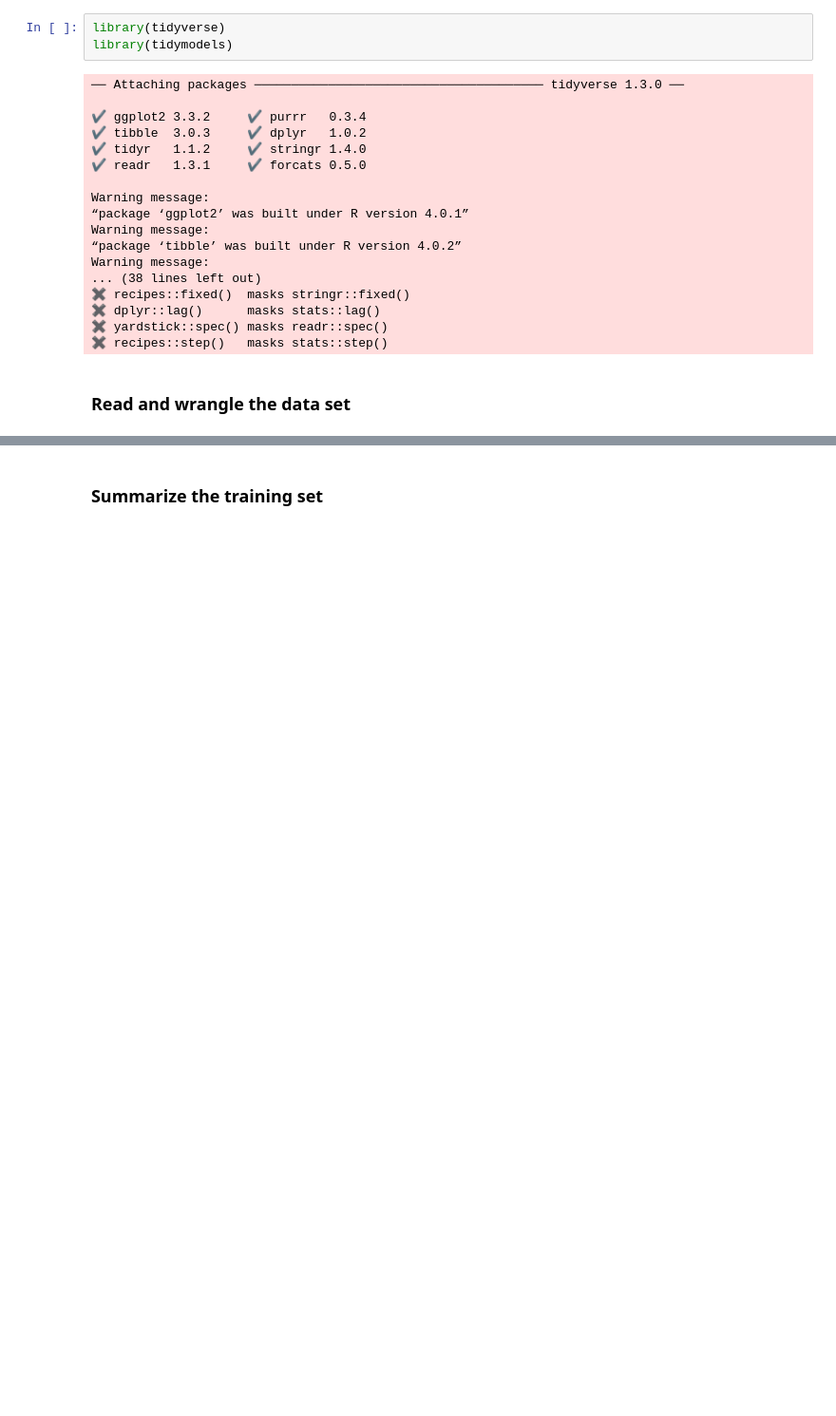
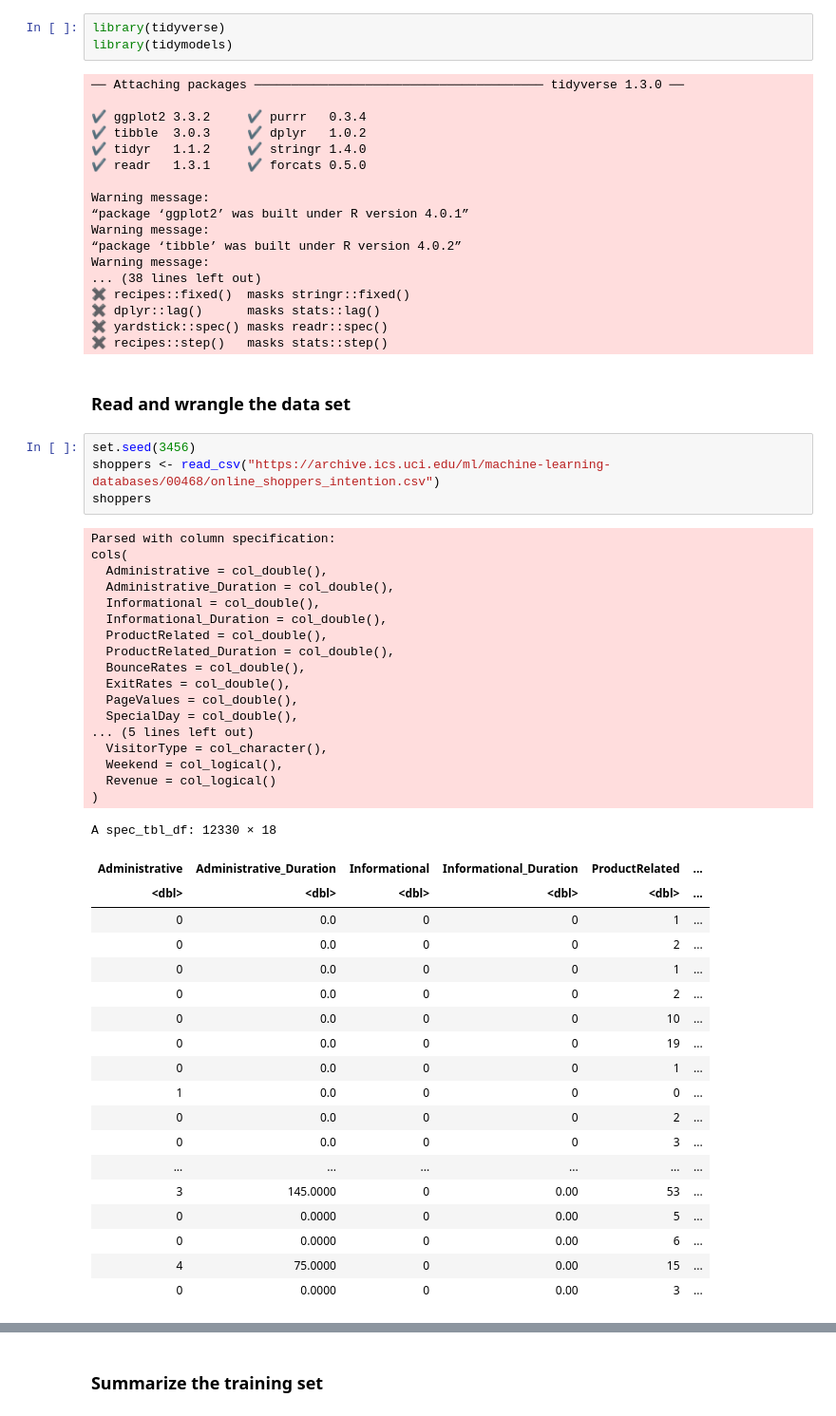
Before and after one commit to ZiyueChloeZhang/DSCI100-Project, a Jupyter notebook: proposal.ipynb, the cells around one changed output, grey strips where cells are left out. Shown: that part at 95% size. Drawn from its saved outputs; the diff is of its cells as text; blank space fills up the shorter version.

```diff
--- a/proposal.ipynb
+++ b/proposal.ipynb
@@ -35,4 +35,45 @@ Warning message:
 ✖ recipes::step()   masks stats::step()
 # %% [markdown]
 ### Read and wrangle the data set
+# %%
+set.seed(3456)
+shoppers <- read_csv("https://archive.ics.uci.edu/ml/machine-learning-databases/00468/online_shoppers_intention.csv")
+shoppers
+# %% [output]
+Parsed with column specification:
+cols(
+  Administrative = col_double(),
+  Administrative_Duration = col_double(),
+  Informational = col_double(),
+  Informational_Duration = col_double(),
+  ProductRelated = col_double(),
+  ProductRelated_Duration = col_double(),
+  BounceRates = col_double(),
+  ExitRates = col_double(),
+  PageValues = col_double(),
+  SpecialDay = col_double(),
+... (5 lines left out)
+  VisitorType = col_character(),
+  Weekend = col_logical(),
+  Revenue = col_logical()
+)
+A spec_tbl_df: 12330 × 18
+| Administrative | Administrative_Duration | Informational | Informational_Duration | ProductRelated | ... |
+| <dbl> | <dbl> | <dbl> | <dbl> | <dbl> | ... |
+| 0 | 0.0 | 0 | 0 | 1 | ... |
+| 0 | 0.0 | 0 | 0 | 2 | ... |
+| 0 | 0.0 | 0 | 0 | 1 | ... |
+| 0 | 0.0 | 0 | 0 | 2 | ... |
+| 0 | 0.0 | 0 | 0 | 10 | ... |
+| 0 | 0.0 | 0 | 0 | 19 | ... |
+| 0 | 0.0 | 0 | 0 | 1 | ... |
+| 1 | 0.0 | 0 | 0 | 0 | ... |
+| 0 | 0.0 | 0 | 0 | 2 | ... |
+| 0 | 0.0 | 0 | 0 | 3 | ... |
+| ... | ... | ... | ... | ... | ... |
+| 3 | 145.0000 | 0 | 0.00 | 53 | ... |
+| 0 | 0.0000 | 0 | 0.00 | 5 | ... |
+| 0 | 0.0000 | 0 | 0.00 | 6 | ... |
+| 4 | 75.0000 | 0 | 0.00 | 15 | ... |
+| 0 | 0.0000 | 0 | 0.00 | 3 | ... |
 # %%
```
Also changed, not shown: parts of 4 cells of this notebook.
